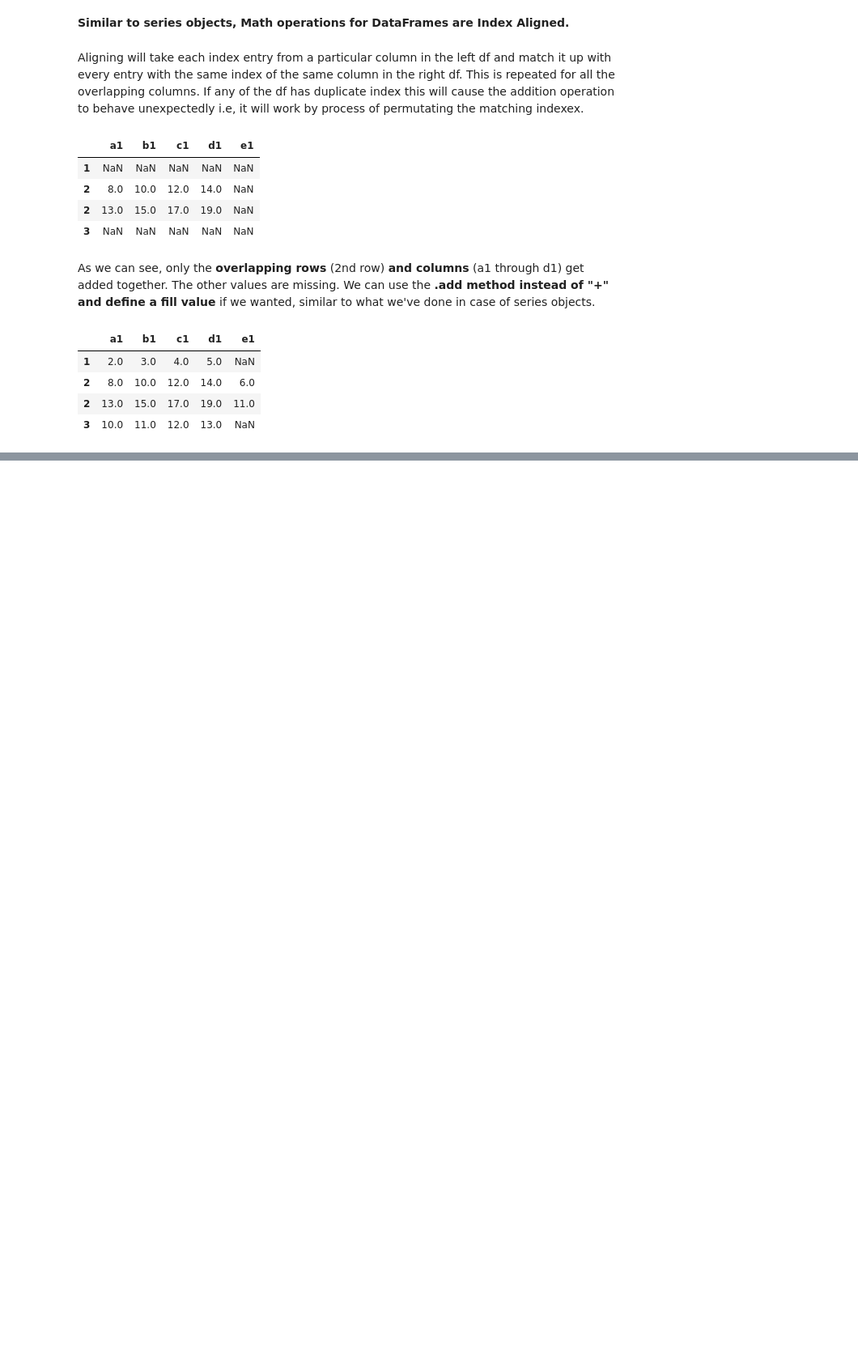
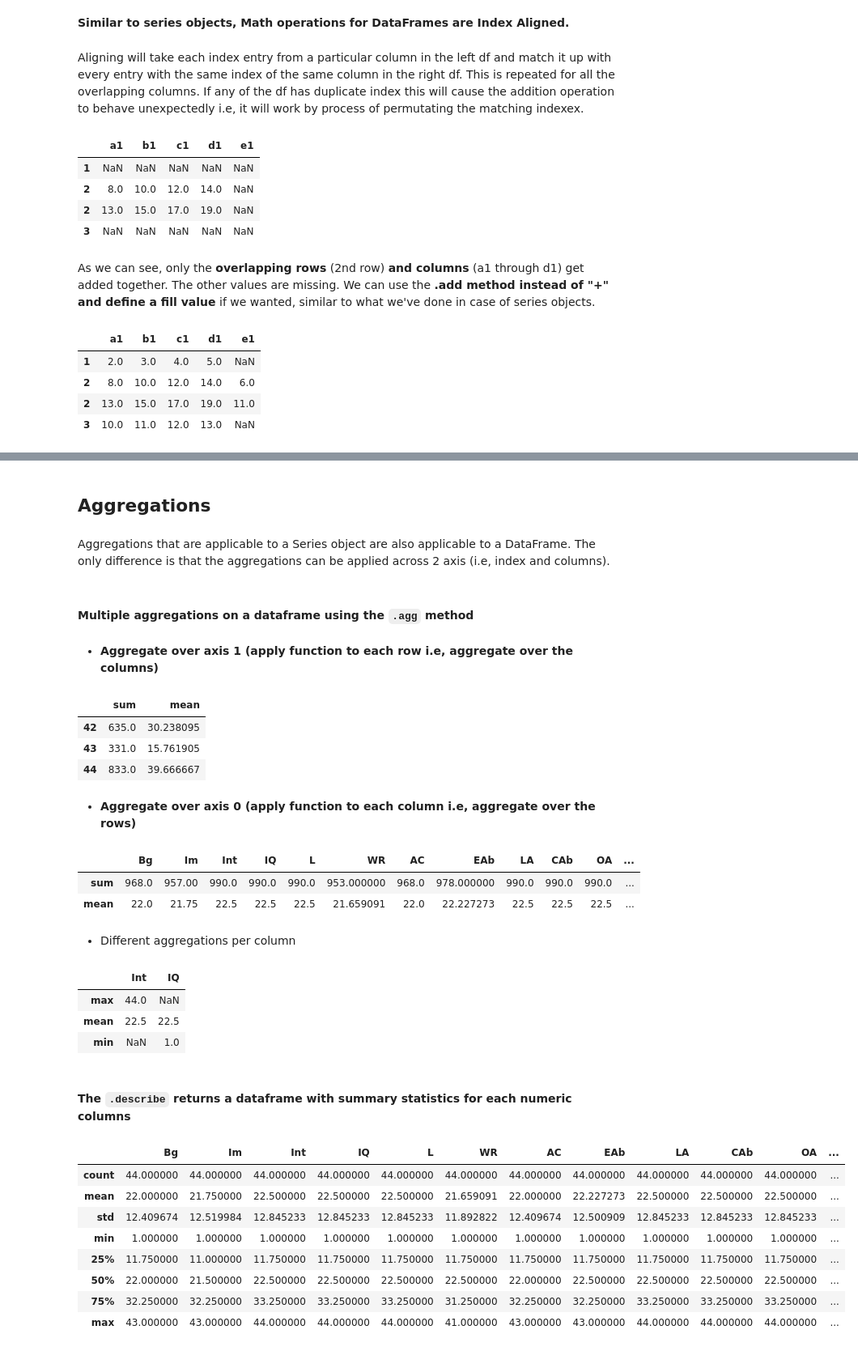
Before and after one commit to AindreaAjax/ML_Introduction, a Jupyter notebook: Pandas/04_DataFrames.ipynb, the cells around one changed output, grey strips where cells are left out. Shown at 81% size. Saved outputs shown, nothing was run; the diff lists cells and outputs as text; code cells hidden in the pictures; blank space fills up the shorter version.

```diff
--- a/Pandas/04_DataFrames.ipynb
+++ b/Pandas/04_DataFrames.ipynb
@@ -101,0 +190,51 @@ s1.add(s2, fill_value=0)
+# %% [markdown]
+## Aggregations
+# %% [markdown]
+Aggregations that are applicable to a Series object are also applicable to a DataFrame. The only difference is that the aggregations can be applied across 2 axis (i.e, index and columns).
+# %%
+# let's slice out a portion from the siena_2018 df that has numerical values
+# it's good practice to use .copy() with a sliced portion of a df so that operations applied
+# on the sliced df doesn't affect the original df
+scores = siena_2018.loc[:, "Bg":"O"].copy()
+# %% [markdown]
+#### Multiple aggregations on a dataframe using the `.agg` method
+# %% [markdown]
+- **Aggregate over axis 1 (apply function to each row i.e, aggregate over the columns)**
+# %%
+scores.agg(["sum", "mean"], axis=1).tail(3)
+# %% [output]
+|  | sum | mean |
+| 42 | 635.0 | 30.238095 |
+| 43 | 331.0 | 15.761905 |
+| 44 | 833.0 | 39.666667 |
+# %% [markdown]
+- **Aggregate over axis 0 (apply function to each column i.e, aggregate over the rows)**
+# %%
+scores.agg(["sum", "mean"], axis=0).head(3)
+# %% [output]
+|  | Bg | Im | Int | IQ | L | WR | AC | EAb | LA | CAb | OA | ... |
+| sum | 968.0 | 957.00 | 990.0 | 990.0 | 990.0 | 953.000000 | 968.0 | 978.000000 | 990.0 | 990.0 | 990.0 | ... |
+| mean | 22.0 | 21.75 | 22.5 | 22.5 | 22.5 | 21.659091 | 22.0 | 22.227273 | 22.5 | 22.5 | 22.5 | ... |
+# %% [markdown]
+- Different aggregations per column
+# %%
+scores.agg({"Int": ["max", "mean"], "IQ": ["min", "mean"]})
+# %% [output]
+|  | Int | IQ |
+| max | 44.0 | NaN |
+| mean | 22.5 | 22.5 |
+| min | NaN | 1.0 |
+# %% [markdown]
+#### The `.describe` returns a dataframe with summary statistics for each numeric columns
+# %%
+scores.describe()
+# %% [output]
+|  | Bg | Im | Int | IQ | L | WR | AC | EAb | LA | CAb | OA | ... |
+| count | 44.000000 | 44.000000 | 44.000000 | 44.000000 | 44.000000 | 44.000000 | 44.000000 | 44.000000 | 44.000000 | 44.000000 | 44.000000 | ... |
+| mean | 22.000000 | 21.750000 | 22.500000 | 22.500000 | 22.500000 | 21.659091 | 22.000000 | 22.227273 | 22.500000 | 22.500000 | 22.500000 | ... |
+| std | 12.409674 | 12.519984 | 12.845233 | 12.845233 | 12.845233 | 11.892822 | 12.409674 | 12.500909 | 12.845233 | 12.845233 | 12.845233 | ... |
+| min | 1.000000 | 1.000000 | 1.000000 | 1.000000 | 1.000000 | 1.000000 | 1.000000 | 1.000000 | 1.000000 | 1.000000 | 1.000000 | ... |
+| 25% | 11.750000 | 11.000000 | 11.750000 | 11.750000 | 11.750000 | 11.750000 | 11.750000 | 11.750000 | 11.750000 | 11.750000 | 11.750000 | ... |
+| 50% | 22.000000 | 21.500000 | 22.500000 | 22.500000 | 22.500000 | 22.500000 | 22.000000 | 22.500000 | 22.500000 | 22.500000 | 22.500000 | ... |
+| 75% | 32.250000 | 32.250000 | 33.250000 | 33.250000 | 33.250000 | 31.250000 | 32.250000 | 32.250000 | 33.250000 | 33.250000 | 33.250000 | ... |
+| max | 43.000000 | 43.000000 | 44.000000 | 44.000000 | 44.000000 | 41.000000 | 43.000000 | 43.000000 | 44.000000 | 44.000000 | 44.000000 | ... |
```
Also changed, not shown: parts of 19 cells of this notebook, 2 other files.
